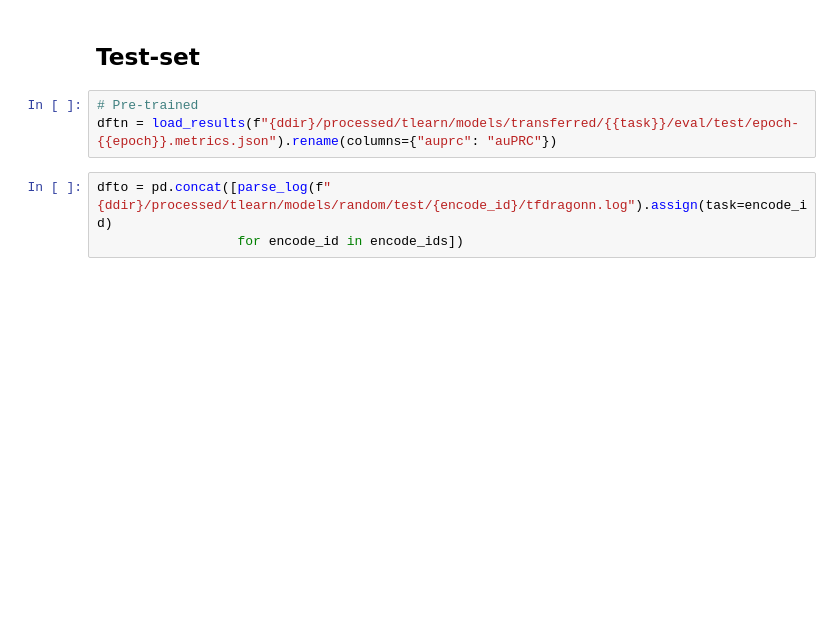
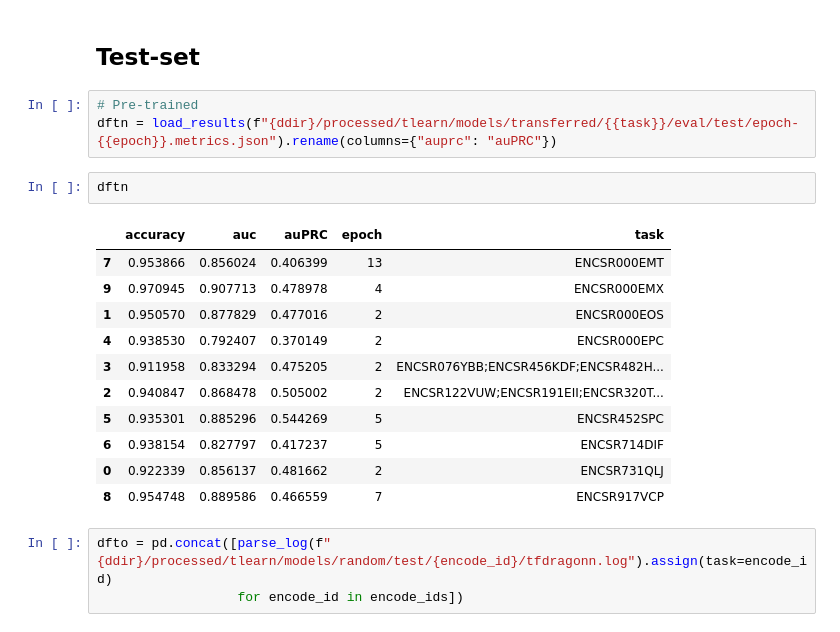
Before and after one commit to kipoi/manuscript, a Jupyter notebook: src/transfer_learning/plot.ipynb, the cells around one changed output. Saved outputs shown, nothing was run; the diff lists cells and outputs as text; blank space fills up the shorter version.

```diff
--- a/src/transfer_learning/plot.ipynb
+++ b/src/transfer_learning/plot.ipynb
@@ -37,6 +36,20 @@ encode_ids = anno.task.tolist()
 # %%
 # Pre-trained
 dftn = load_results(f"{ddir}/processed/tlearn/models/transferred/{{task}}/eval/test/epoch-{{epoch}}.metrics.json").rename(columns={"auprc": "auPRC"})
+# %%
+dftn
+# %% [output]
+|  | accuracy | auc | auPRC | epoch | task |
+| 7 | 0.953866 | 0.856024 | 0.406399 | 13 | ENCSR000EMT |
+| 9 | 0.970945 | 0.907713 | 0.478978 | 4 | ENCSR000EMX |
+| 1 | 0.950570 | 0.877829 | 0.477016 | 2 | ENCSR000EOS |
+| 4 | 0.938530 | 0.792407 | 0.370149 | 2 | ENCSR000EPC |
+| 3 | 0.911958 | 0.833294 | 0.475205 | 2 | ENCSR076YBB;ENCSR456KDF;ENCSR482H... |
+| 2 | 0.940847 | 0.868478 | 0.505002 | 2 | ENCSR122VUW;ENCSR191EII;ENCSR320T... |
+| 5 | 0.935301 | 0.885296 | 0.544269 | 5 | ENCSR452SPC |
+| 6 | 0.938154 | 0.827797 | 0.417237 | 5 | ENCSR714DIF |
+| 0 | 0.922339 | 0.856137 | 0.481662 | 2 | ENCSR731QLJ |
+| 8 | 0.954748 | 0.889586 | 0.466559 | 7 | ENCSR917VCP |
 # %%
 dfto = pd.concat([parse_log(f"{ddir}/processed/tlearn/models/random/test/{encode_id}/tfdragonn.log").assign(task=encode_id)
                   for encode_id in encode_ids])
```
Also changed, not shown: parts of 10 cells of this notebook, 9 other files.
